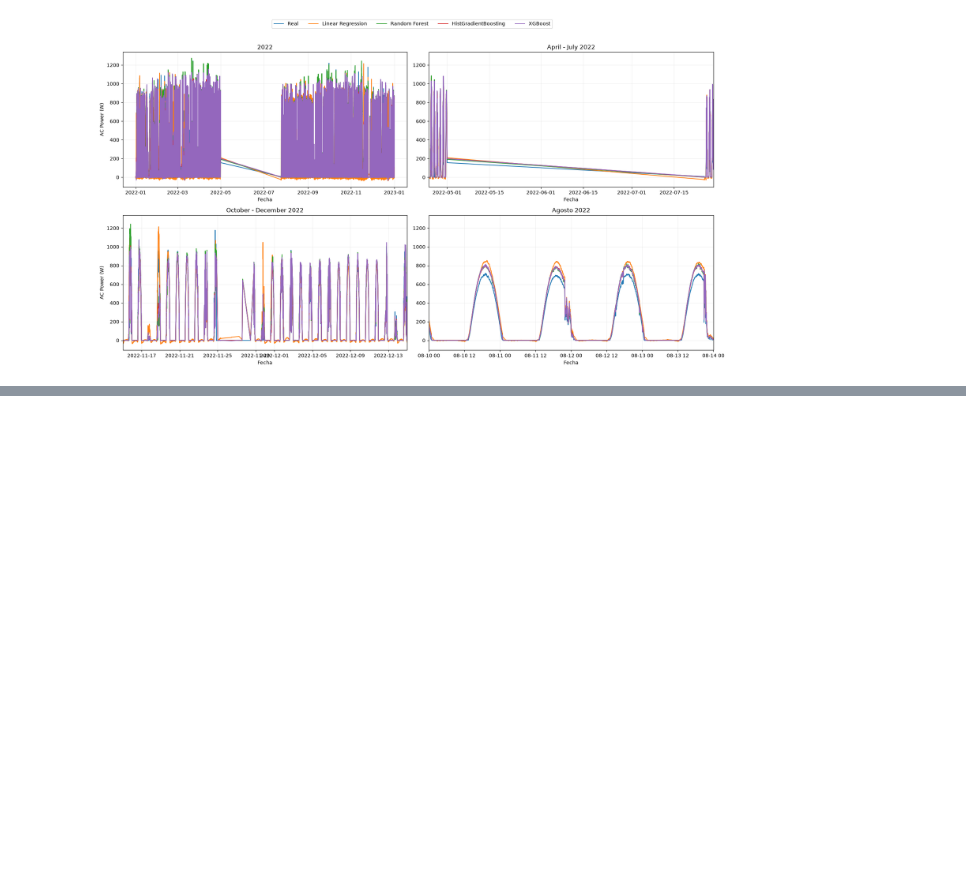
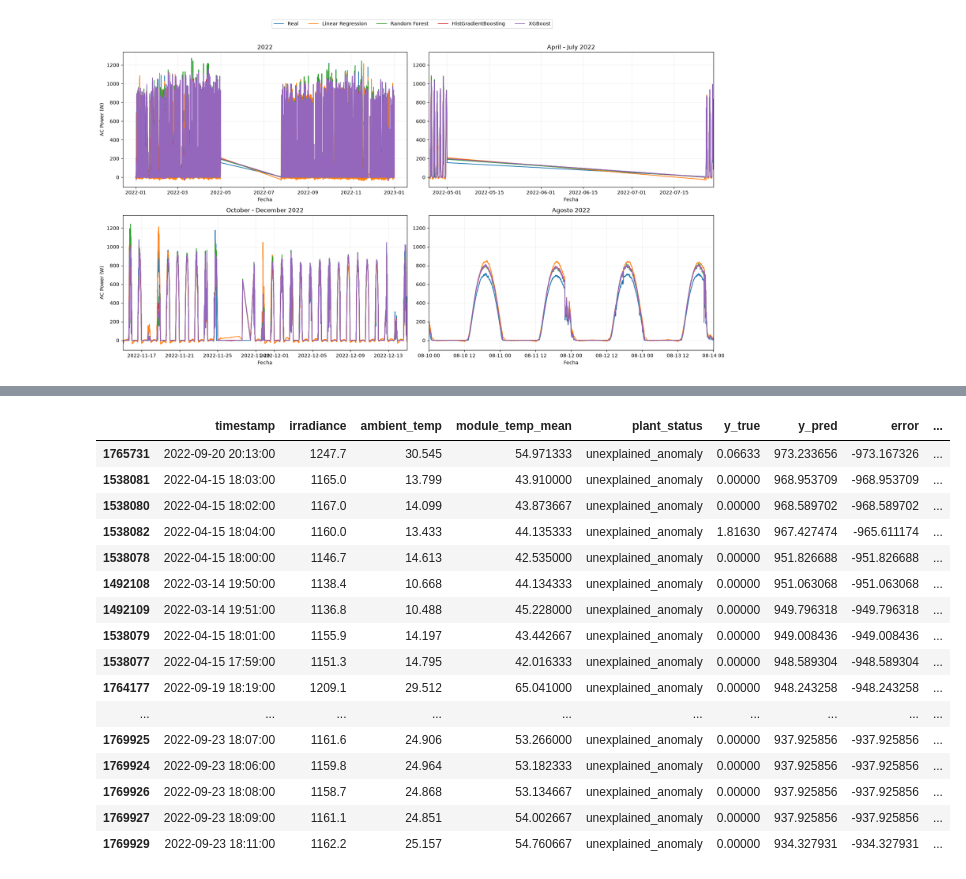
Before and after one commit to SantiToled0/solar-mlops, a Jupyter notebook: notebooks/02_model_trainning.ipynb, the cells around one changed output, grey strips where cells are left out. Saved outputs shown, nothing was run; the diff lists cells and outputs as text; code cells hidden in the pictures; blank space fills up the shorter version.

```diff
--- a/notebooks/02_model_trainning.ipynb
+++ b/notebooks/02_model_trainning.ipynb
@@ -493,0 +582,37 @@ plt.show()
+# %%
+error_analysis = df_test[['timestamp', 'irradiance', 'ambient_temp',
+                          'module_temp_mean', 'plant_status']].copy()
+
+error_analysis['y_true'] = y_test.values
+error_analysis['y_pred'] = y_test_pred_hgb
+
+error_analysis['error'] = (
+    error_analysis['y_true'] - error_analysis['y_pred']
+)
+
+error_analysis['absolute_error'] = (
+    error_analysis['error'].abs()
+)
+
+error_analysis.sort_values(
+    'absolute_error',
+    ascending=False
+).head(20)
+# %% [output]
+|  | timestamp | irradiance | ambient_temp | module_temp_mean | plant_status | y_true | y_pred | error | ... |
+| 1765731 | 2022-09-20 20:13:00 | 1247.7 | 30.545 | 54.971333 | unexplained_anomaly | 0.06633 | 973.233656 | -973.167326 | ... |
+| 1538081 | 2022-04-15 18:03:00 | 1165.0 | 13.799 | 43.910000 | unexplained_anomaly | 0.00000 | 968.953709 | -968.953709 | ... |
+| 1538080 | 2022-04-15 18:02:00 | 1167.0 | 14.099 | 43.873667 | unexplained_anomaly | 0.00000 | 968.589702 | -968.589702 | ... |
+| 1538082 | 2022-04-15 18:04:00 | 1160.0 | 13.433 | 44.135333 | unexplained_anomaly | 1.81630 | 967.427474 | -965.611174 | ... |
+| 1538078 | 2022-04-15 18:00:00 | 1146.7 | 14.613 | 42.535000 | unexplained_anomaly | 0.00000 | 951.826688 | -951.826688 | ... |
+| 1492108 | 2022-03-14 19:50:00 | 1138.4 | 10.668 | 44.134333 | unexplained_anomaly | 0.00000 | 951.063068 | -951.063068 | ... |
+| 1492109 | 2022-03-14 19:51:00 | 1136.8 | 10.488 | 45.228000 | unexplained_anomaly | 0.00000 | 949.796318 | -949.796318 | ... |
+| 1538079 | 2022-04-15 18:01:00 | 1155.9 | 14.197 | 43.442667 | unexplained_anomaly | 0.00000 | 949.008436 | -949.008436 | ... |
+| 1538077 | 2022-04-15 17:59:00 | 1151.3 | 14.795 | 42.016333 | unexplained_anomaly | 0.00000 | 948.589304 | -948.589304 | ... |
+| 1764177 | 2022-09-19 18:19:00 | 1209.1 | 29.512 | 65.041000 | unexplained_anomaly | 0.00000 | 948.243258 | -948.243258 | ... |
+| ... | ... | ... | ... | ... | ... | ... | ... | ... | ... |
+| 1769925 | 2022-09-23 18:07:00 | 1161.6 | 24.906 | 53.266000 | unexplained_anomaly | 0.00000 | 937.925856 | -937.925856 | ... |
+| 1769924 | 2022-09-23 18:06:00 | 1159.8 | 24.964 | 53.182333 | unexplained_anomaly | 0.00000 | 937.925856 | -937.925856 | ... |
+| 1769926 | 2022-09-23 18:08:00 | 1158.7 | 24.868 | 53.134667 | unexplained_anomaly | 0.00000 | 937.925856 | -937.925856 | ... |
+| 1769927 | 2022-09-23 18:09:00 | 1161.1 | 24.851 | 54.002667 | unexplained_anomaly | 0.00000 | 937.925856 | -937.925856 | ... |
+| 1769929 | 2022-09-23 18:11:00 | 1162.2 | 25.157 | 54.760667 | unexplained_anomaly | 0.00000 | 934.327931 | -934.327931 | ... |
```
Also changed, not shown: parts of 10 cells of this notebook.
